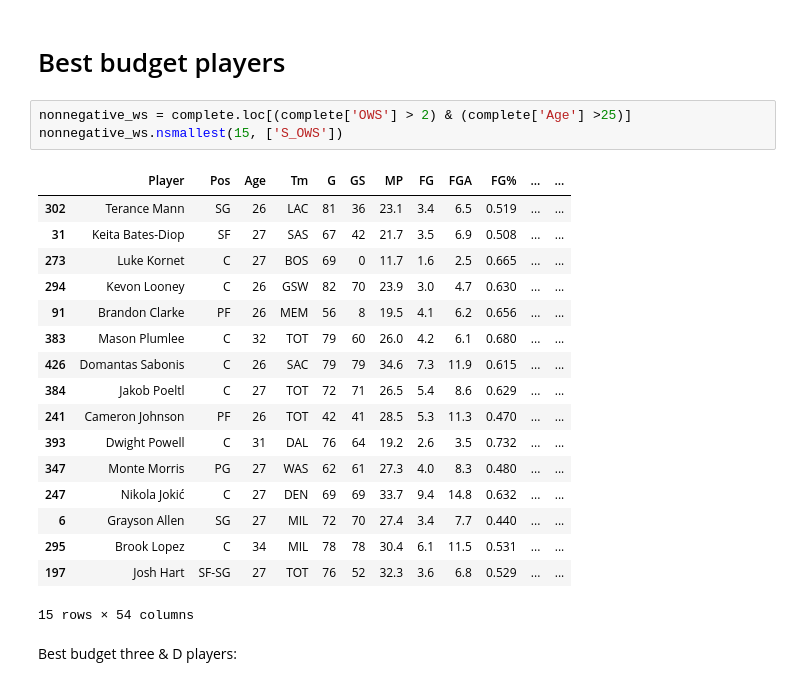
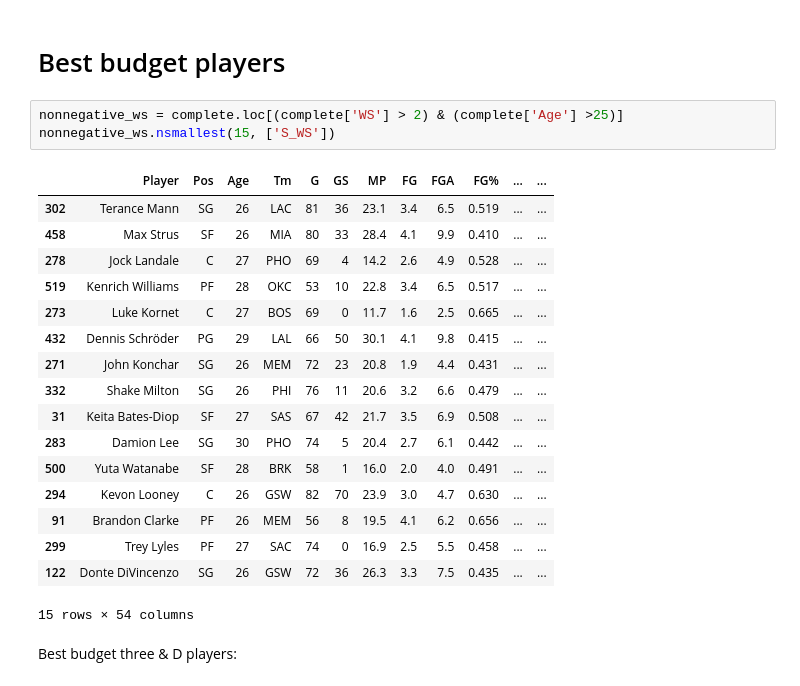
Before and after one commit to mnocerino23/NBA-Player-Classifier, a Jupyter notebook: budgetPlayers.ipynb, the cells around one changed output. Cells and saved outputs as stored; diff of their text form.

```diff
--- a/budgetPlayers.ipynb
+++ b/budgetPlayers.ipynb
@@ -73,25 +73,25 @@ nonnegative_defense.nsmallest(10, ['S_DWS'])
 # %% [markdown]
 # Best budget players
 # %%
-nonnegative_ws = complete.loc[(complete['OWS'] > 2) & (complete['Age'] >25)]
-nonnegative_ws.nsmallest(15, ['S_OWS'])
+nonnegative_ws = complete.loc[(complete['WS'] > 2) & (complete['Age'] >25)]
+nonnegative_ws.nsmallest(15, ['S_WS'])
 # %% [output]
 |  | Player | Pos | Age | Tm | G | GS | MP | FG | FGA | FG% | ... | ... |
 | 302 | Terance Mann | SG | 26 | LAC | 81 | 36 | 23.1 | 3.4 | 6.5 | 0.519 | ... | ... |
+| 458 | Max Strus | SF | 26 | MIA | 80 | 33 | 28.4 | 4.1 | 9.9 | 0.410 | ... | ... |
+| 278 | Jock Landale | C | 27 | PHO | 69 | 4 | 14.2 | 2.6 | 4.9 | 0.528 | ... | ... |
+| 519 | Kenrich Williams | PF | 28 | OKC | 53 | 10 | 22.8 | 3.4 | 6.5 | 0.517 | ... | ... |
+| 273 | Luke Kornet | C | 27 | BOS | 69 | 0 | 11.7 | 1.6 | 2.5 | 0.665 | ... | ... |
+| 432 | Dennis Schröder | PG | 29 | LAL | 66 | 50 | 30.1 | 4.1 | 9.8 | 0.415 | ... | ... |
+| 271 | John Konchar | SG | 26 | MEM | 72 | 23 | 20.8 | 1.9 | 4.4 | 0.431 | ... | ... |
+| 332 | Shake Milton | SG | 26 | PHI | 76 | 11 | 20.6 | 3.2 | 6.6 | 0.479 | ... | ... |
 | 31 | Keita Bates-Diop | SF | 27 | SAS | 67 | 42 | 21.7 | 3.5 | 6.9 | 0.508 | ... | ... |
-| 273 | Luke Kornet | C | 27 | BOS | 69 | 0 | 11.7 | 1.6 | 2.5 | 0.665 | ... | ... |
+| 283 | Damion Lee | SG | 30 | PHO | 74 | 5 | 20.4 | 2.7 | 6.1 | 0.442 | ... | ... |
+| 500 | Yuta Watanabe | SF | 28 | BRK | 58 | 1 | 16.0 | 2.0 | 4.0 | 0.491 | ... | ... |
 | 294 | Kevon Looney | C | 26 | GSW | 82 | 70 | 23.9 | 3.0 | 4.7 | 0.630 | ... | ... |
 | 91 | Brandon Clarke | PF | 26 | MEM | 56 | 8 | 19.5 | 4.1 | 6.2 | 0.656 | ... | ... |
-| 383 | Mason Plumlee | C | 32 | TOT | 79 | 60 | 26.0 | 4.2 | 6.1 | 0.680 | ... | ... |
-| 426 | Domantas Sabonis | C | 26 | SAC | 79 | 79 | 34.6 | 7.3 | 11.9 | 0.615 | ... | ... |
-| 384 | Jakob Poeltl | C | 27 | TOT | 72 | 71 | 26.5 | 5.4 | 8.6 | 0.629 | ... | ... |
-| 241 | Cameron Johnson | PF | 26 | TOT | 42 | 41 | 28.5 | 5.3 | 11.3 | 0.470 | ... | ... |
-| 393 | Dwight Powell | C | 31 | DAL | 76 | 64 | 19.2 | 2.6 | 3.5 | 0.732 | ... | ... |
-| 347 | Monte Morris | PG | 27 | WAS | 62 | 61 | 27.3 | 4.0 | 8.3 | 0.480 | ... | ... |
-| 247 | Nikola Jokić | C | 27 | DEN | 69 | 69 | 33.7 | 9.4 | 14.8 | 0.632 | ... | ... |
-| 6 | Grayson Allen | SG | 27 | MIL | 72 | 70 | 27.4 | 3.4 | 7.7 | 0.440 | ... | ... |
-| 295 | Brook Lopez | C | 34 | MIL | 78 | 78 | 30.4 | 6.1 | 11.5 | 0.531 | ... | ... |
-| 197 | Josh Hart | SF-SG | 27 | TOT | 76 | 52 | 32.3 | 3.6 | 6.8 | 0.529 | ... | ... |
+| 299 | Trey Lyles | PF | 27 | SAC | 74 | 0 | 16.9 | 2.5 | 5.5 | 0.458 | ... | ... |
+| 122 | Donte DiVincenzo | SG | 26 | GSW | 72 | 36 | 26.3 | 3.3 | 7.5 | 0.435 | ... | ... |
 15 rows × 54 columns
 # %% [markdown]
 Best budget three & D players:
```
Also changed, not shown: parts of 4 cells of this notebook.
